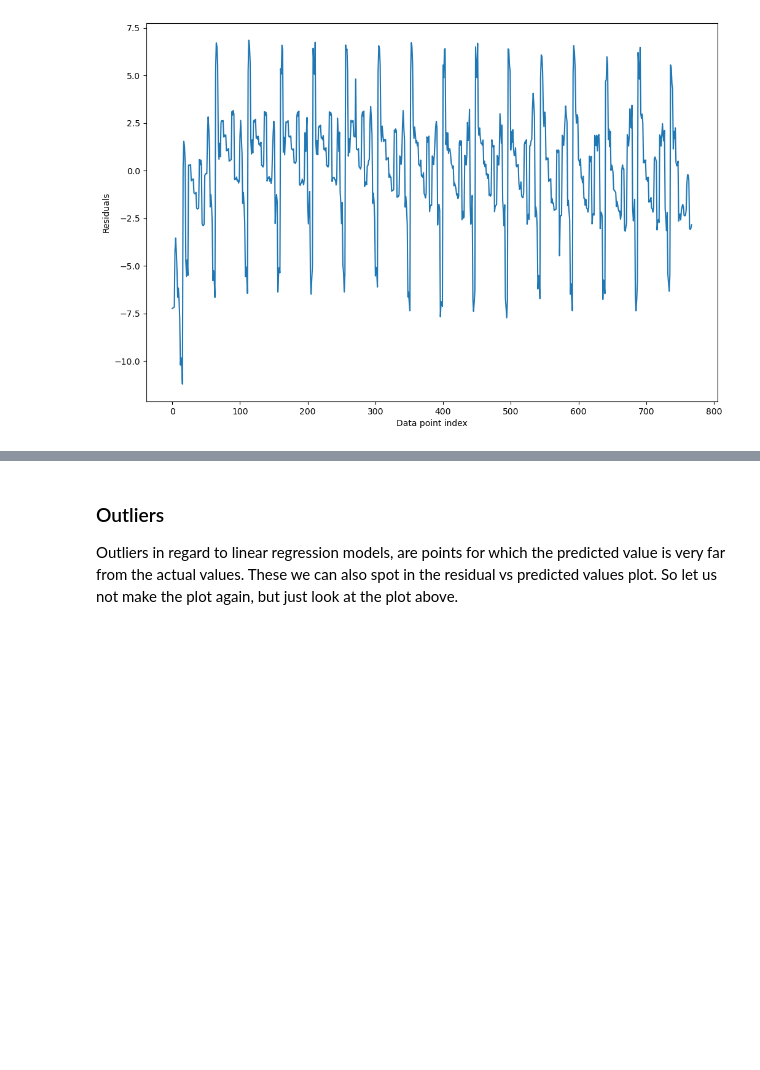
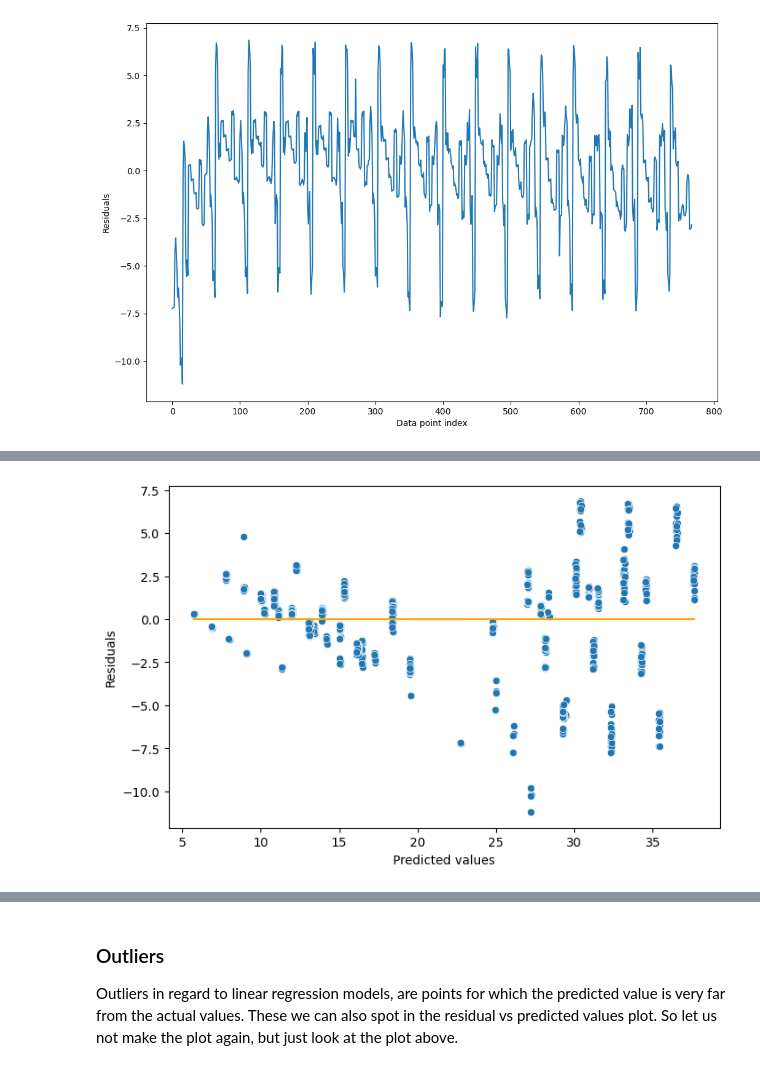
Before and after one commit to victorwp288/Data_-_things, a Jupyter notebook: 4.Exercises in linear regression.ipynb, the cells around one changed output, grey strips where cells are left out. Cells and saved outputs as stored; diff of their text form; code cells hidden in the pictures; blank space fills up the shorter version.

```diff
--- a/4.Exercises in linear regression.ipynb
+++ b/4.Exercises in linear regression.ipynb
@@ -373,0 +364,9 @@ It is actually a bit hard to see from this plot if there is any correlation betw
+# %%
+plt.rc("figure", figsize=(8, 5))
+sns.scatterplot(x = y_predicted_mult, y = resid_mult)
+plt.plot(y_predicted_mult, np.repeat(0, len(y_predicted_mult)), color = "orange")
+plt.xlabel("Predicted values")
+plt.ylabel("Residuals")
+plt.show()
+# %% [output]
+[figure, added]
```
Also changed, not shown: parts of 46 cells of this notebook, 2 other files.
